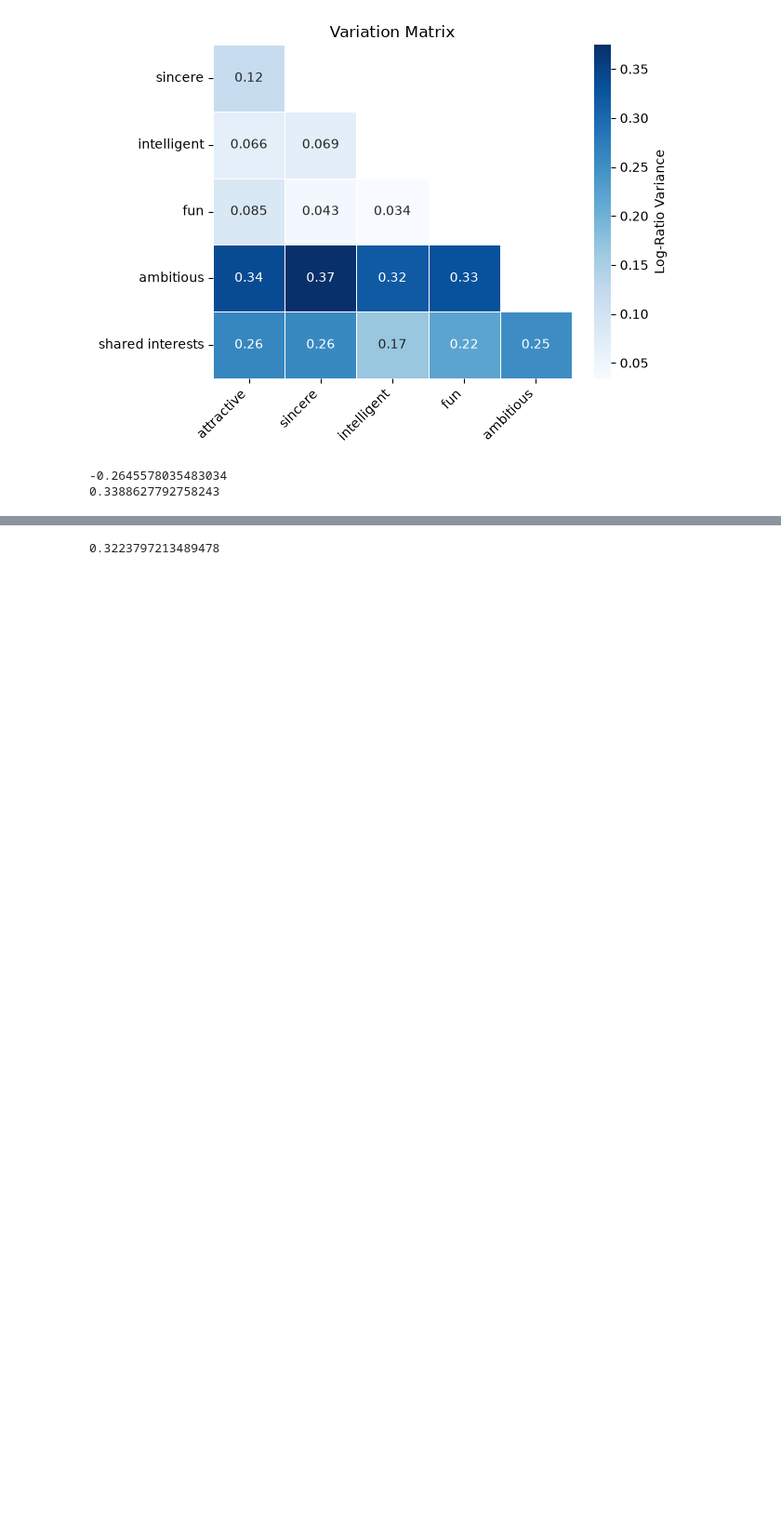
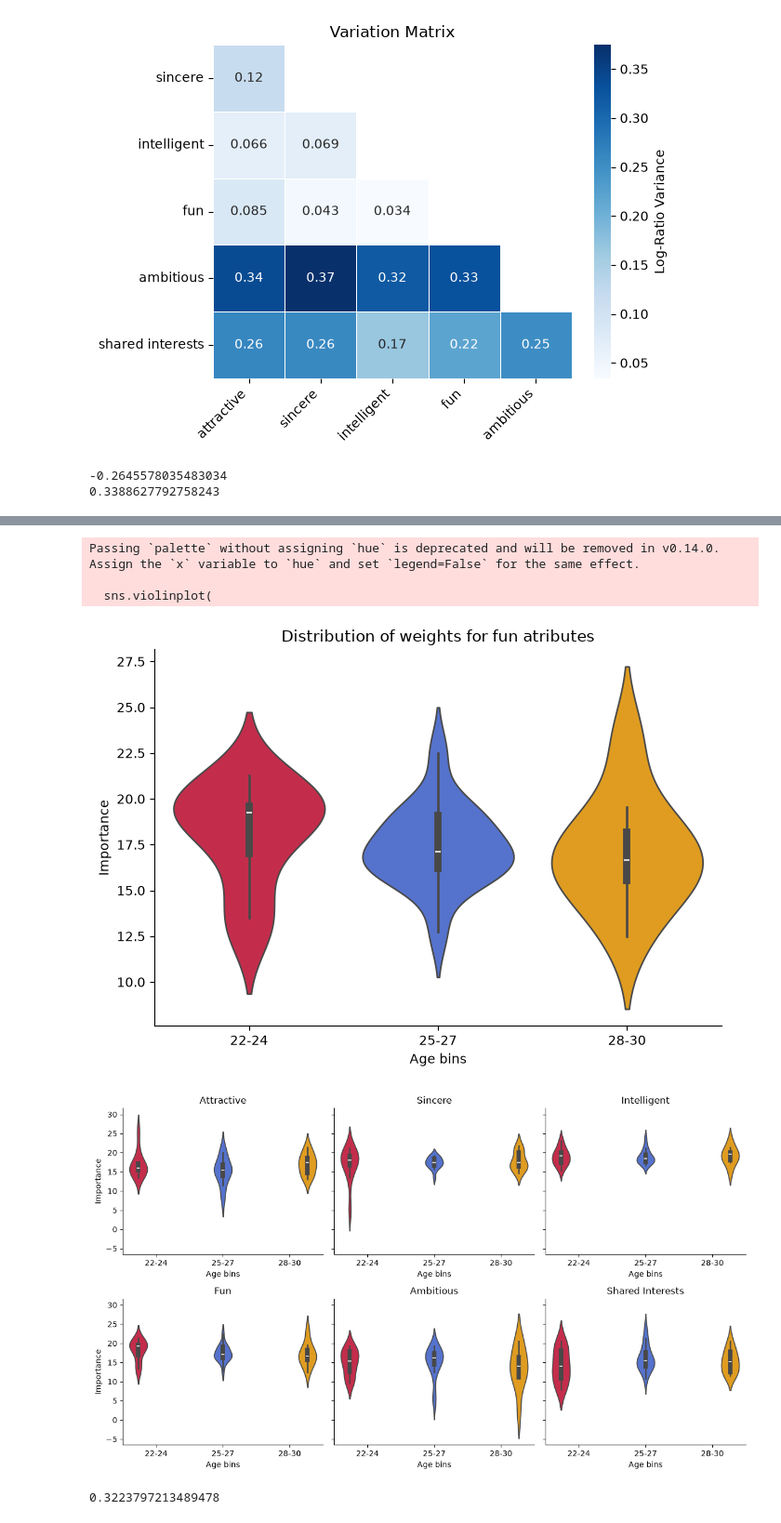
Before and after one commit to LoicLebrec/pythontask11chabrolebrec, a Jupyter notebook: scripts/questions_notebook_version.ipynb, the cells around one changed output, grey strips where cells are left out. Shown at 93% size. Saved outputs shown, nothing was run; the diff lists cells and outputs as text; code cells hidden in the pictures; blank space fills up the shorter version.

```diff
--- a/scripts/questions_notebook_version.ipynb
+++ b/scripts/questions_notebook_version.ipynb
@@ -229,8 +228,6 @@ print(var_matrix.loc["importance_attractive", "importance_ambitious"])
 # question 5:
 # Do preferences change with age?
 # drop duplicates to get unique participants
-people = df.drop_duplicates("iid")
-
 print(people[attributes].corrwith(people["age"]))
 #maybe add controlls or more serious approach.
 
@@ -255,33 +252,89 @@ print(mean_bins_age)
 #ANOVA to test for different means across age bins and variables (test ok for different group sizes)
 for var in attributes:
     test_groups = [group[var] for id, group in people.groupby("age_group") ]
     f_stat, p_val = stats.f_oneway(*test_groups)
 
+
+
     print("For", var, "the P-value is equal to", p_val)
     if p_val < 0.05:
         print("Thus there is a statistically significant mean for", var, "across one age bins, at least")
 
 
 #We cannot infer on difference with those age bins and with a number of unique individual that reduced. (all p_value are non-significant)
 #However we could have make less and larger bins.
+
+#Moreover since variables are ordinal, distributions can be skewed and residuals non-normal
+#Lets focus on a violin plot to have at least visually an idea.
+
+fig, ax = plt.subplots(figsize=[7, 5])
+
+sns.violinplot(
+    data=people,
+    x="age_group",
+    y="importance_fun",
+    palette=["crimson", "royalblue", "orange"],
+
+)
+
+ax.set(
+    title="Distribution of weights for fun attributes",
+    xlabel="Age bins",
+    ylabel="Importance",
+)
+
+sns.despine()
+plt.tight_layout()
+plt.show()
+
+#And if we want to have the violin plot of all attribute weights
+
+fig, axes = plt.subplots(2, 3, figsize=(12, 7), sharey=True)
+
+for ax, var in zip(axes.flat, attributes):
+    sns.violinplot(
+        data=people,
+        x="age_group",
+        y=var,
+        hue="age_group",
+        palette=["crimson", "royalblue", "orange"],
+        legend=False,
+        ax=ax,
+    )
+    ax.set(
+        title=var.replace("importance_", "").replace("_", " ").title(),
+        xlabel="Age bins",
+        ylabel="Importance")
+
+sns.despine()
+plt.tight_layout()
+plt.show()
+
+
+#Once again, we observe different shapes of violin but the overall mean doesnt seem really different, with a unique iid that limited in our sample we can't really rule out the idea
 # %% [output]
 importance_attractive          0.229241
 importance_sincere             0.298538
 importance_intelligent         0.344912
 importance_fun                 0.186125
 importance_ambitious          -0.408063
 importance_shared_interests   -0.267229
 dtype: float64
 42
 22
 age
 22    2
 23    5
 ... (24 lines left out)
 For importance_intelligent the P-value is equal to 0.9584414929252227
 For importance_fun the P-value is equal to 0.6648004948689551
 For importance_ambitious the P-value is equal to 0.7155289479237286
 For importance_shared_interests the P-value is equal to 0.38636730453940327
+Passing `palette` without assigning `hue` is deprecated and will be removed in v0.14.0. Assign the `x` variable to `hue` and set `legend=False` for the same effect.
+
+  sns.violinplot(
+[figure, added]
+[figure, added]
 # %%
 # question 6:
 # Are the ethnicity and religion importances related?
```
Also changed, not shown: parts of 6 cells of this notebook.
